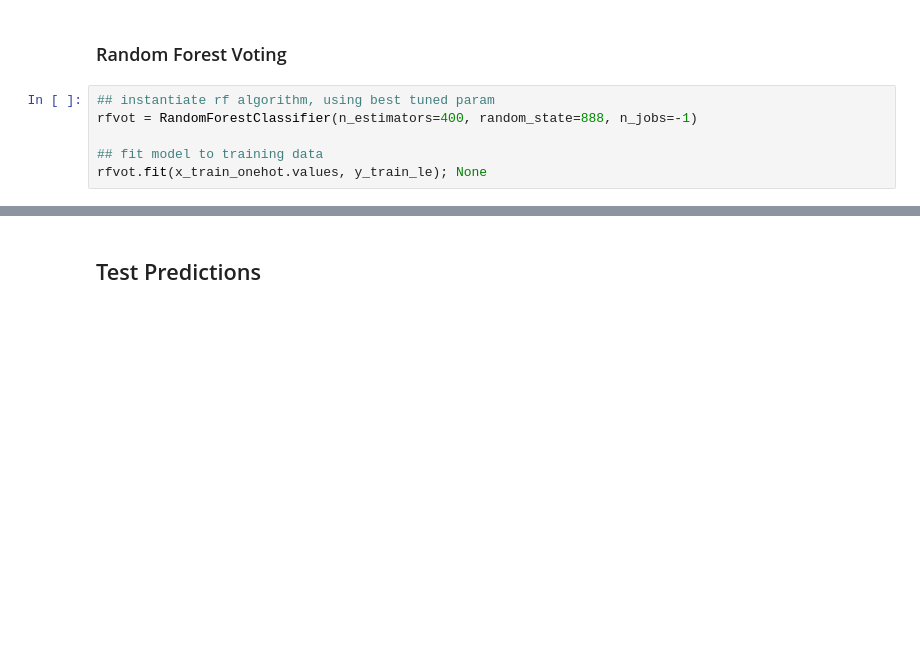
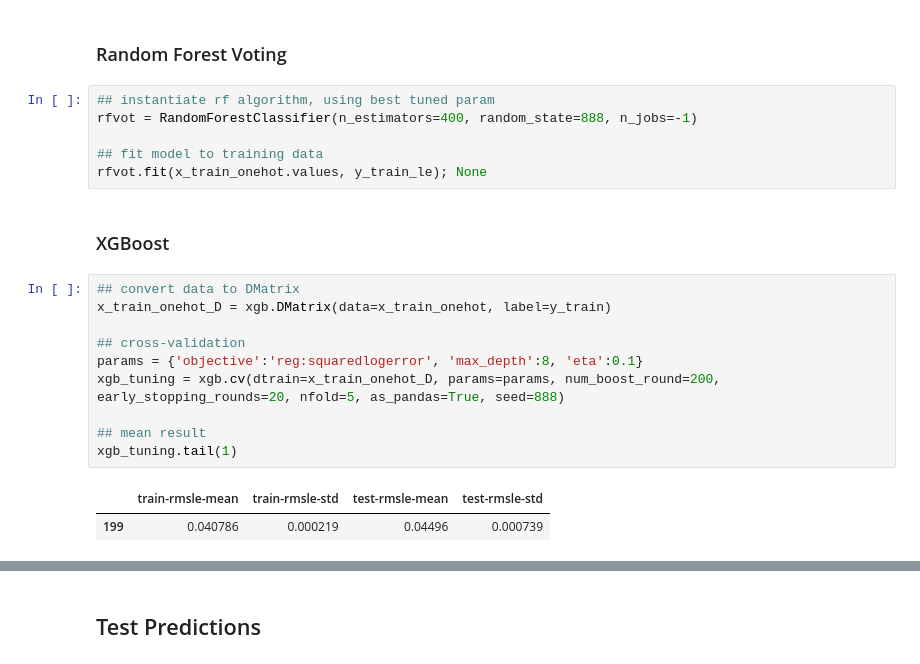
Before and after one commit to stephanie-yz/Kaggle_PG4.04_Abalone, a Jupyter notebook: 03_Modelling.ipynb, the cells around one changed output, grey strips where cells are left out. Cells and saved outputs as stored; diff of their text form; blank space fills up the shorter version.

```diff
--- a/03_Modelling.ipynb
+++ b/03_Modelling.ipynb
@@ -123,3 +124,18 @@ rfvot = RandomForestClassifier(n_estimators=400, random_state=888, n_jobs=-1)
 
 ## fit model to training data
 rfvot.fit(x_train_onehot.values, y_train_le); None
+# %% [markdown]
+### XGBoost
+# %%
+## convert data to DMatrix
+x_train_onehot_D = xgb.DMatrix(data=x_train_onehot, label=y_train)
+
+## cross-validation
+params = {'objective':'reg:squaredlogerror', 'max_depth':8, 'eta':0.1}
+xgb_tuning = xgb.cv(dtrain=x_train_onehot_D, params=params, num_boost_round=200, early_stopping_rounds=20, nfold=5, as_pandas=True, seed=888)
+
+## mean result
+xgb_tuning.tail(1)
+# %% [output]
+|  | train-rmsle-mean | train-rmsle-std | test-rmsle-mean | test-rmsle-std |
+| 199 | 0.040786 | 0.000219 | 0.04496 | 0.000739 |
```
Also changed, not shown: parts of 5 cells of this notebook, 1 other file.
